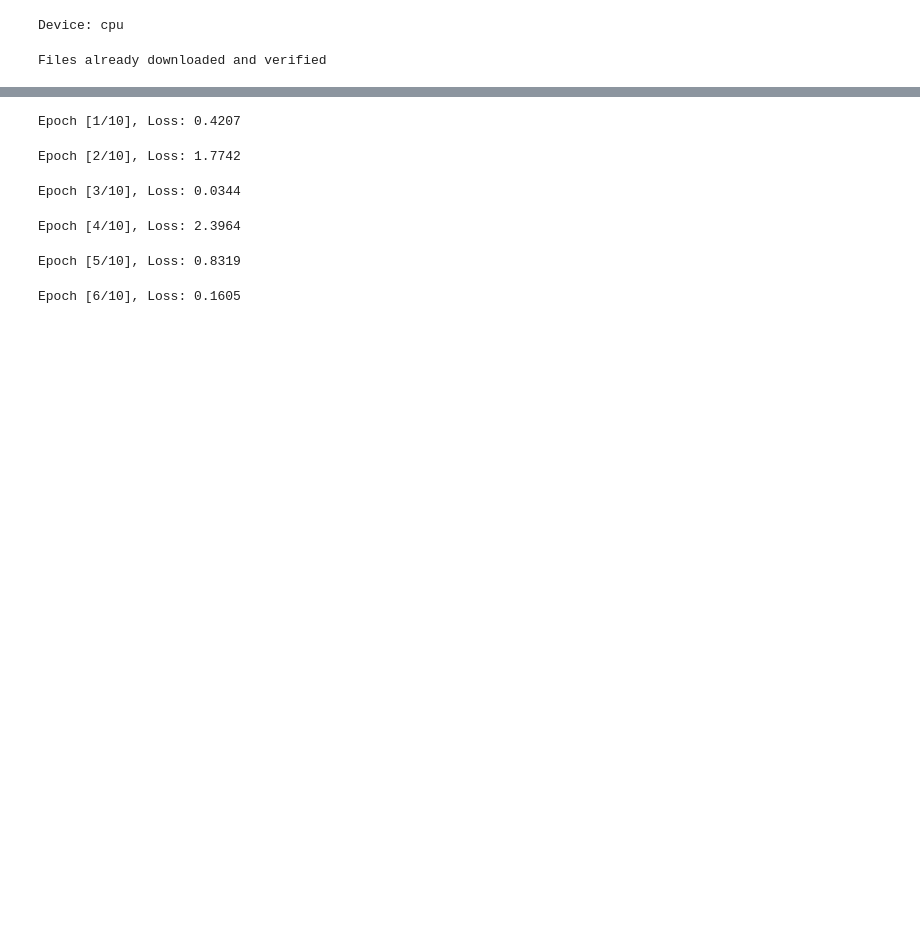
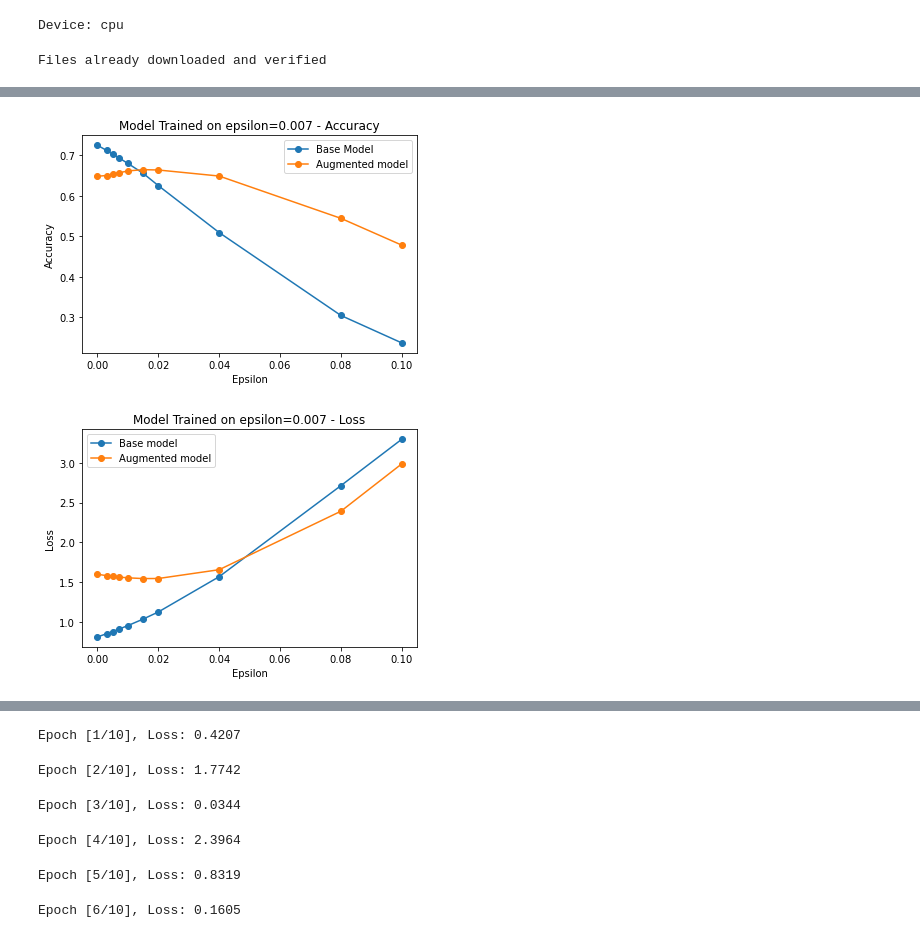
Before and after one commit to bliutech/adversarial-networks, a Jupyter notebook: main.ipynb, the cells around one changed output, grey strips where cells are left out. Cells and saved outputs as stored; diff of their text form; code cells hidden in the pictures; blank space fills up the shorter version.

```diff
--- a/main.ipynb
+++ b/main.ipynb
@@ -48,9 +49,7 @@ def fgsm(image, epsilon, data_grad):
     return perturbed_image
 
 
-def simple_test(test_loader, criterion, model_path):
-    model = CNN()
-    model.load_state_dict(torch.load(model_path))
+def simple_test(test_loader, criterion, model):
     model.to(device)
     model.eval()
     losses = []
@@ -72,7 +71,7 @@ def simple_test(test_loader, criterion, model_path):
 
 
 def test_pre_post_fgsm(
-    model, test_dataset_len, test_loader, epsilon, criterion
+    model, test_dataset, test_loader, epsilon, criterion
 ):
     """this function runs the model and compares the outputs with and without fgsm attack"""
     correct = 0
@@ -135,11 +134,12 @@ def test_pre_post_fgsm(
                         (initial.item(), final.item(), final.item(), adv_ex)
                     )
 
+    data_len = len(test_dataset)
     # Calculate final accuracy for this epsilon
-    final_acc = correct / float(test_dataset_len)
+    final_acc = correct / float(data_len)
     print(
         "Epsilon: {}\tTest Accuracy = {} / {} = {}".format(
-            epsilon, correct, test_dataset_len, final_acc
+            epsilon, correct, data_len, final_acc
         )
     )
     # Return the accuracy and an adversarial example
@@ -211,0 +257,3 @@ Epoch [10/10], Loss: 1.1034
+# %%
+compare_test(fgsm_path="./models/cnn_fgsm007.pth", base_path="./models/cnn.pth",title="Model Trained on epsilon=0.007")
+# %% [output]
@@ -211,0 +277,2 @@ Epoch [10/10], Loss: 1.1034
+[figure, added]
+[figure, added]
```
Also changed, not shown: parts of 12 cells of this notebook, 4 other files.
